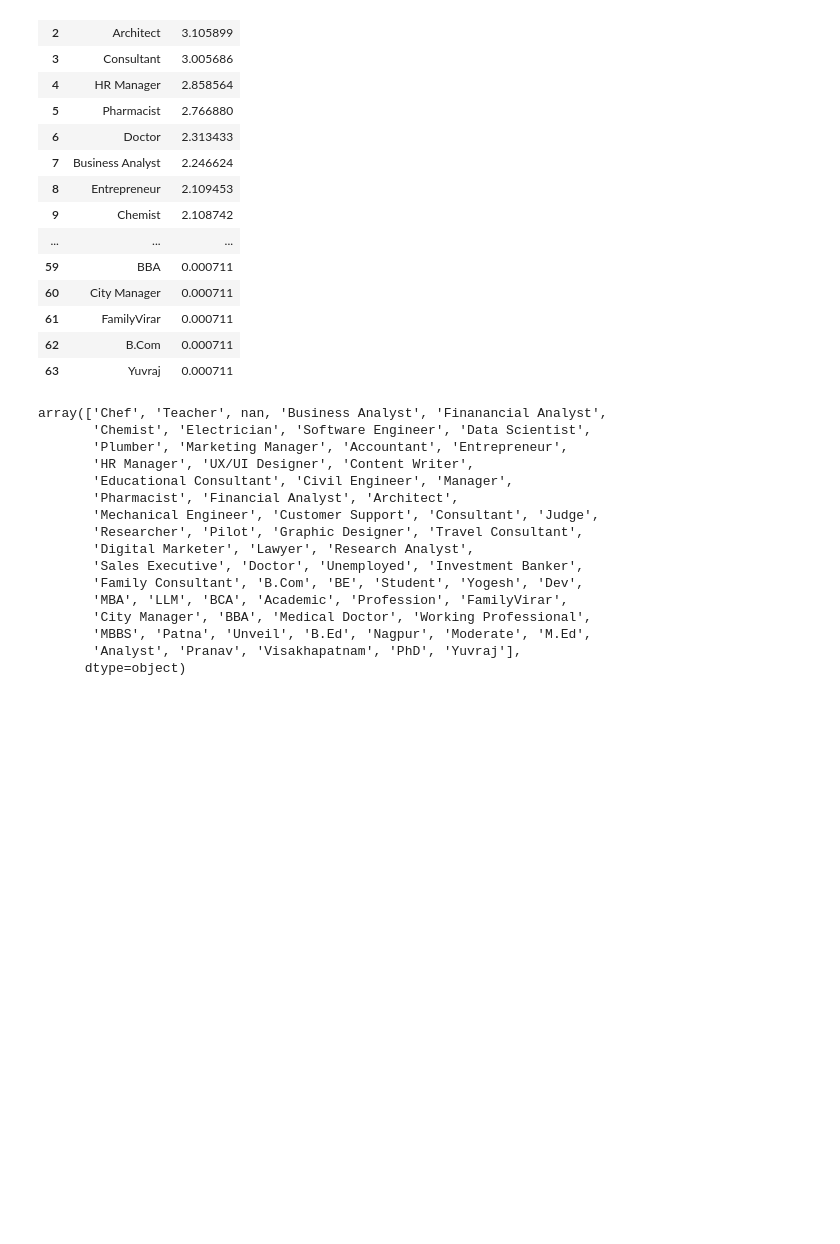
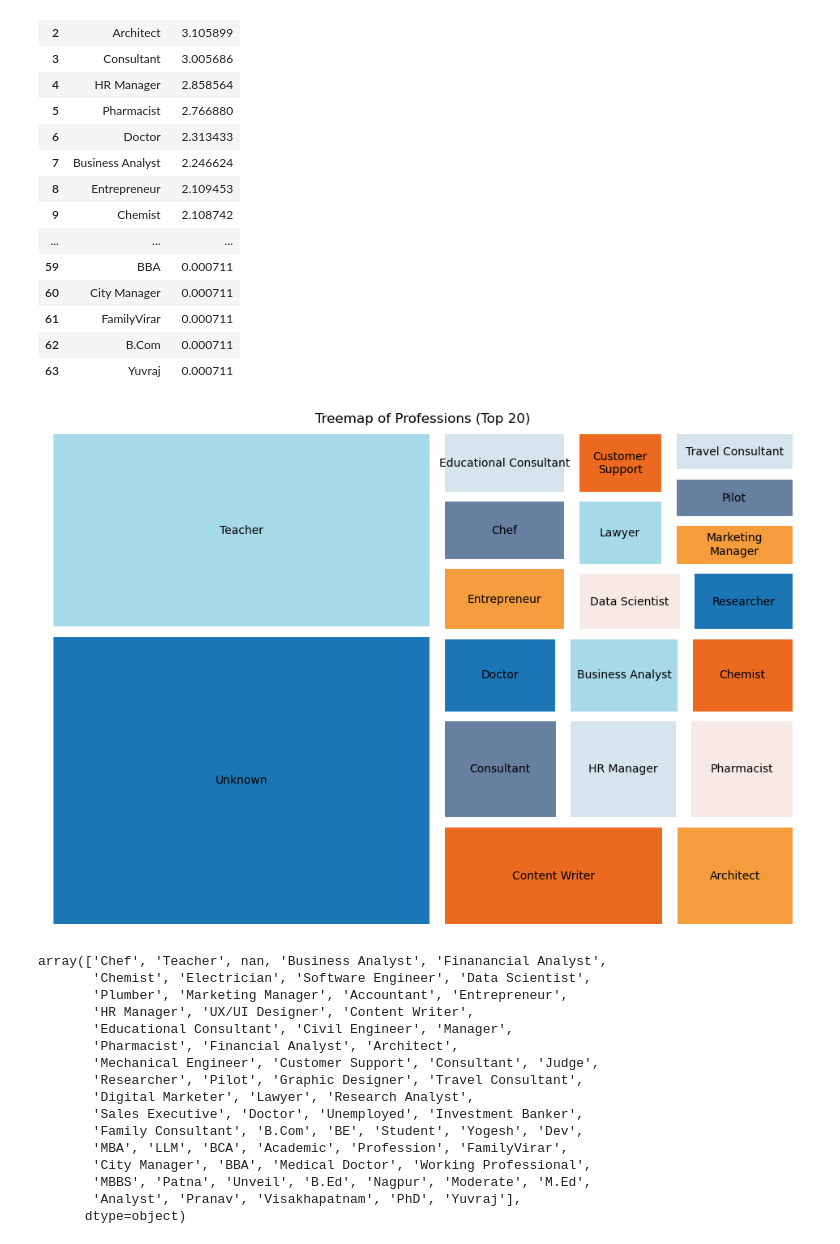
Before and after one commit to ArtamonowAleksey/Classical_ML, a Jupyter notebook: Exploring_Mental_Health_Data/Training.ipynb, the cells around one changed output. Drawn from its saved outputs; the diff is of its cells as text; code cells hidden in the pictures; blank space fills up the shorter version.

```diff
--- a/Exploring_Mental_Health_Data/Training.ipynb
+++ b/Exploring_Mental_Health_Data/Training.ipynb
@@ -8,6 +8,8 @@ import math
 import configparser
 from sqlalchemy import create_engine
 import statsmodels.api as sm
+import squarify
+import plotly.express as px
 
 from sklearn.impute import SimpleImputer
 from sklearn.compose import ColumnTransformer
@@ -59,6 +61,10 @@ from sklearn.metrics import accuracy_score
 
 import pickle
 %matplotlib inline
+
+# Set color palette for Seaborn
+colors= ['#1c76b6', '#a7dae9', '#eb6a20', '#f59d3d', '#677fa0', '#d6e4ed', '#f7e9e5']
+sns.set_palette(colors)
 # %%
 #Ставим кол-во выводимых строк и столбцов
 
@@ -375,3 +371,24 @@ pd.DataFrame(after_drops['Profession'].value_counts()/after_drops.shape[0]*100).
 | 61 | FamilyVirar | 0.000711 |
 | 62 | B.Com | 0.000711 |
 | 63 | Yuvraj | 0.000711 |
+# %%
+# Calculate frequencies
+
+value_counts = after_drops['Profession'].value_counts()
+sizes = value_counts.values[:20]  # Show only the top 20 for readability
+
+# Modify specific labels to show on two lines and limit to top 20 labels
+labels = [
+    "Customer\nSupport" if label == "Customer Support" else
+    "Marketing\nManager" if label == "Marketing Manager" else
+    label
+    for label in value_counts.index[:20]
+]
+
+plt.figure(figsize=(12, 8))
+squarify.plot(sizes=sizes, label=labels, color=colors, pad=True)
+plt.title(f"Treemap of Professions (Top 20)")
+plt.axis("off")
+plt.show()
+# %% [output]
+[figure, added]
```
Also changed, not shown: parts of 43 cells of this notebook.
